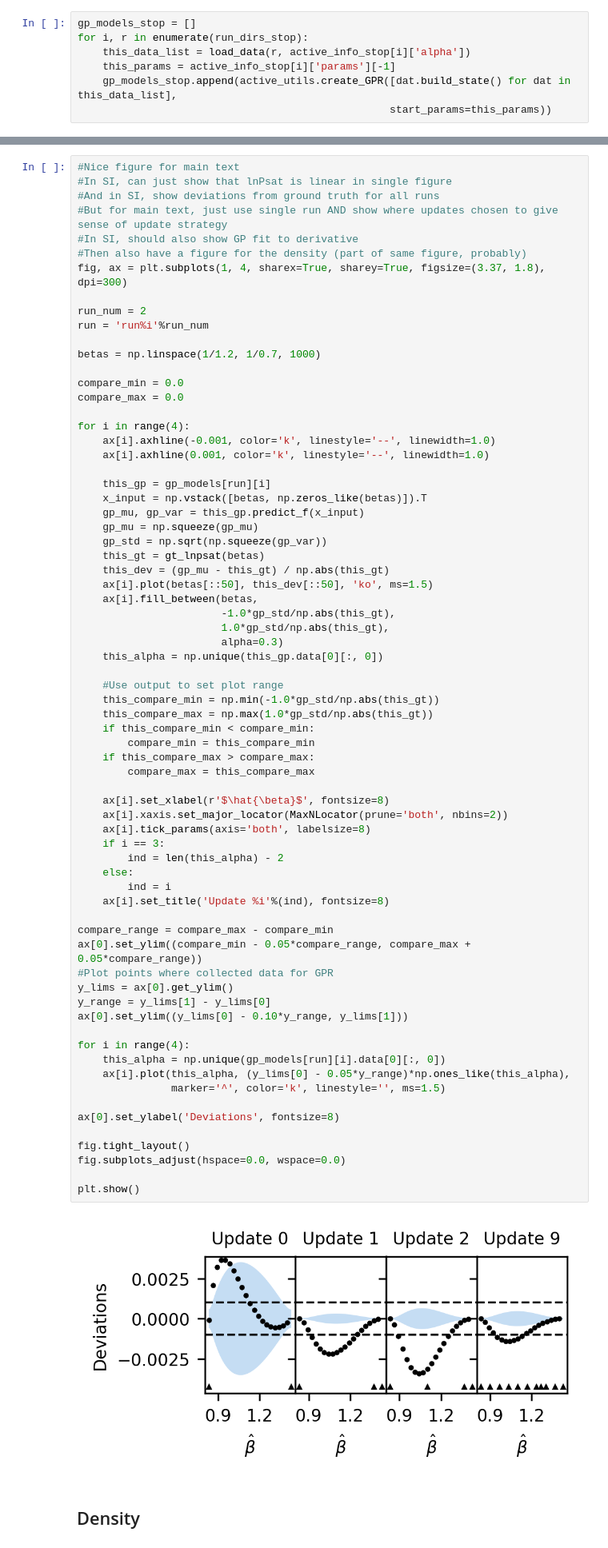
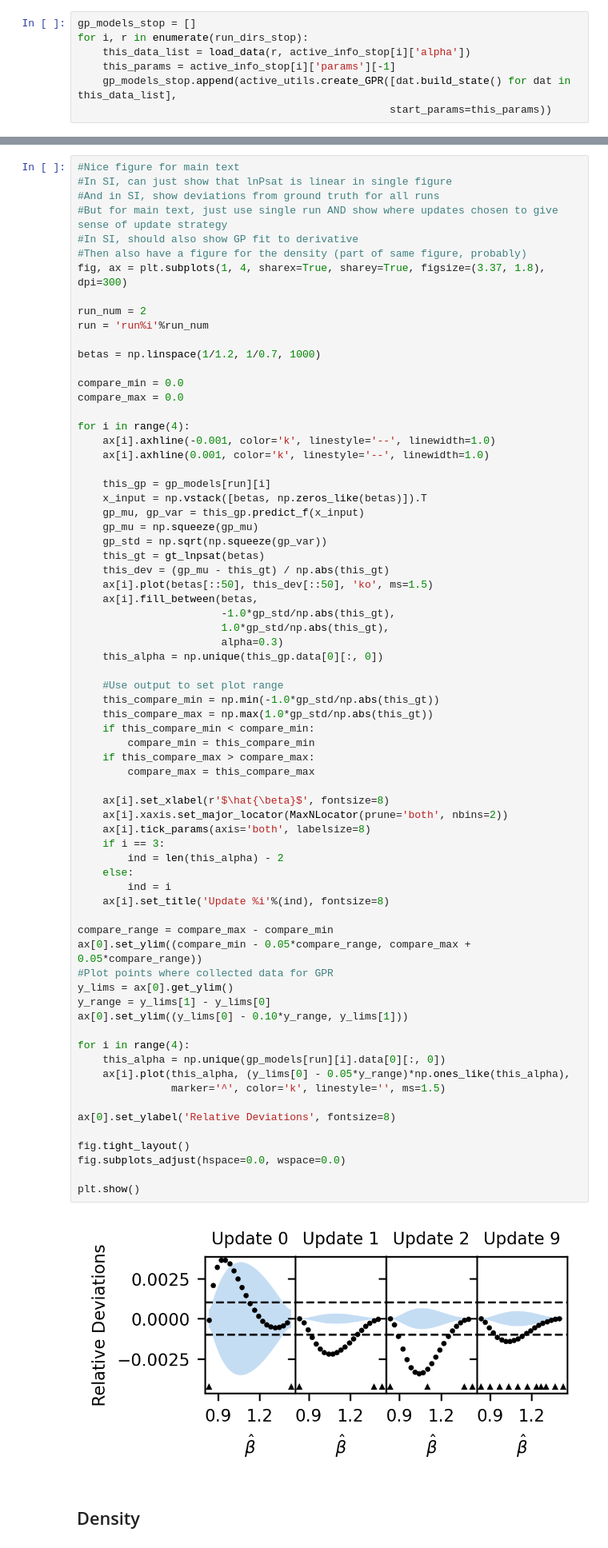
Before and after one commit to usnistgov/thermoextrap-archive, a Jupyter notebook: docs/notebooks/gpr/analysis_LJ_NPT.ipynb, the cells around one changed output, grey strips where cells are left out. Shown at 80% size. Drawn from its saved outputs; the diff is of its cells as text.

```diff
--- a/docs/notebooks/gpr/analysis_LJ_NPT.ipynb
+++ b/docs/notebooks/gpr/analysis_LJ_NPT.ipynb
@@ -275,35 +275,35 @@ for i in range(4):
     if this_compare_max > compare_max:
         compare_max = this_compare_max
 
     ax[i].set_xlabel(r'$\hat{\beta}$', fontsize=8)
     ax[i].xaxis.set_major_locator(MaxNLocator(prune='both', nbins=2))
     ax[i].tick_params(axis='both', labelsize=8)
     if i == 3:
         ind = len(this_alpha) - 2
     else:
         ind = i
     ax[i].set_title('Update %i'%(ind), fontsize=8)
 
 compare_range = compare_max - compare_min
 ax[0].set_ylim((compare_min - 0.05*compare_range, compare_max + 0.05*compare_range))
 #Plot points where collected data for GPR
 y_lims = ax[0].get_ylim()
 y_range = y_lims[1] - y_lims[0]
 ax[0].set_ylim((y_lims[0] - 0.10*y_range, y_lims[1]))
 
 for i in range(4):
     this_alpha = np.unique(gp_models[run][i].data[0][:, 0])
     ax[i].plot(this_alpha, (y_lims[0] - 0.05*y_range)*np.ones_like(this_alpha),
                marker='^', color='k', linestyle='', ms=1.5)
 
-ax[0].set_ylabel('Deviations', fontsize=8)
+ax[0].set_ylabel('Relative Deviations', fontsize=8)
 
 fig.tight_layout()
 fig.subplots_adjust(hspace=0.0, wspace=0.0)
 
 plt.show()
 # %% [output]
-[figure, old version]
+[figure, new version]
 # %% [markdown]
 ## Density
 # %%
```
Also changed, not shown: parts of 3 cells of this notebook.
